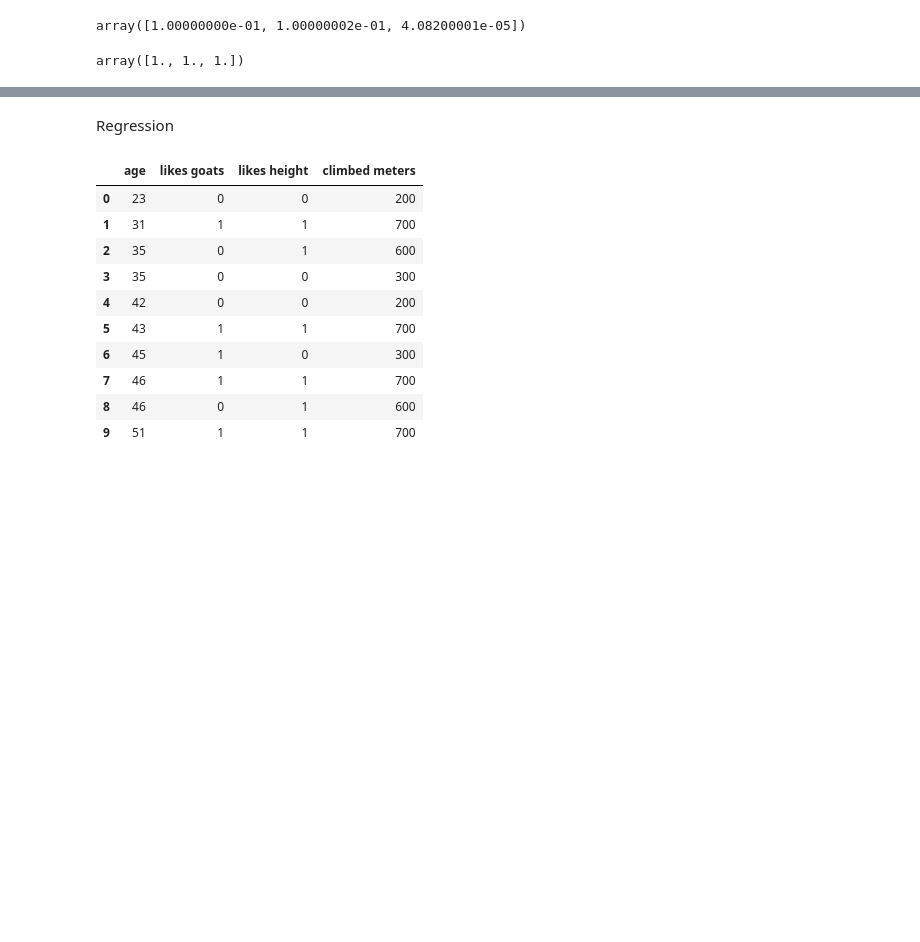
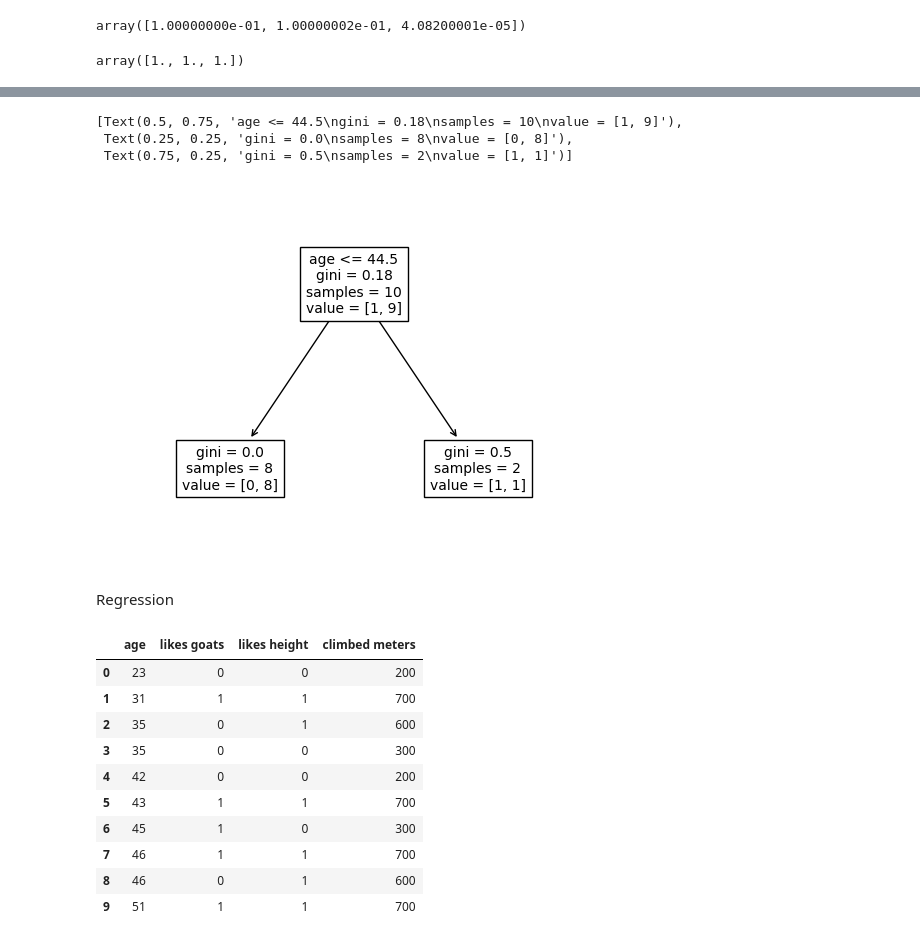
Before and after one commit to froukje/datamapu, a Jupyter notebook: notebooks/code_examples.ipynb, the cells around one changed output, grey strips where cells are left out. Drawn from its saved outputs; the diff is of its cells as text; code cells hidden in the pictures; blank space fills up the shorter version.

```diff
--- a/notebooks/code_examples.ipynb
+++ b/notebooks/code_examples.ipynb
@@ -461,0 +473,8 @@ array([1., 1., 1.])
+# %%
+# bootstrapping
+weights = [w_p, w_p, w_p, w_p, w_p, w_p, w_p, w_p, w_n, w_p]
+weights = weights/np.sum(weights)
+idx = []
+for i in range(len(df)):
+    idx = idx + [np.random.choice(np.arange(0, 10), p=weights)]
+idx
@@ -461,0 +515,8 @@ array([1., 1., 1.])
+# %%
+# bootstrapping
+weights = [w_p, w_p, w_p, w_p, w_p, w_p, w_n, w_p, w_p, w_p]
+weights = weights/np.sum(weights)
+idx = []
+for i in range(len(df)):
+    idx = idx + [np.random.choice(np.arange(0, 10), p=weights)]
+idx
@@ -461,0 +525,3 @@ array([1., 1., 1.])
+# %%
+df3 = df2.iloc[idx]
+df3
@@ -462,3 +540,14 @@ array([1., 1., 1.])
+# %%
+X = df3[['age', 'likes goats', 'likes height']].values
+y = df3[['go rock climbing']].values.reshape(-1,)
+dt3 = DecisionTreeClassifier(random_state=42, max_depth=1)
+dt3.fit(X, y)
+tree.plot_tree(dt3, feature_names=['age', 'likes goats', 'likes height'], fontsize=10)
+# %% [output]
+[Text(0.5, 0.75, 'age <= 44.5\ngini = 0.18\nsamples = 10\nvalue = [1, 9]'),
+ Text(0.25, 0.25, 'gini = 0.0\nsamples = 8\nvalue = [0, 8]'),
+ Text(0.75, 0.25, 'gini = 0.5\nsamples = 2\nvalue = [1, 1]')]
+[figure, added]
 # %% [markdown]
 Regression
 # %%
```
Also changed, not shown: parts of 9 cells of this notebook, 22 other files.
